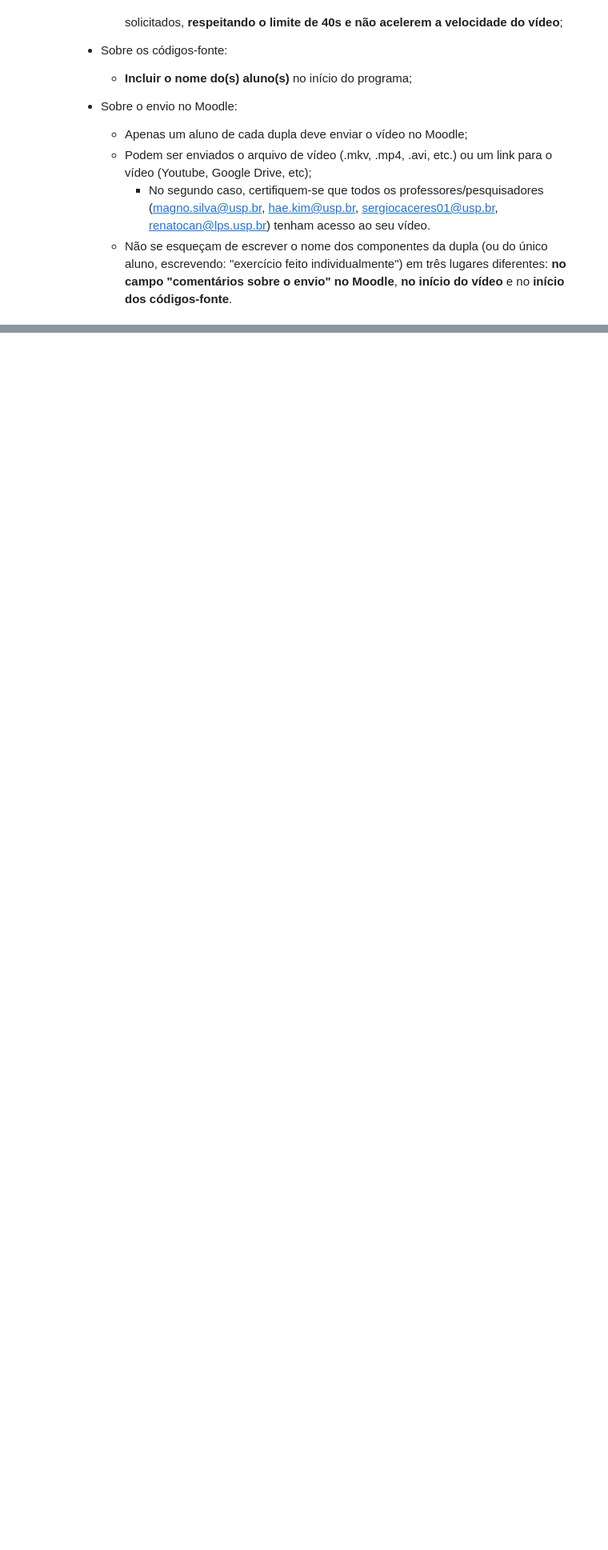
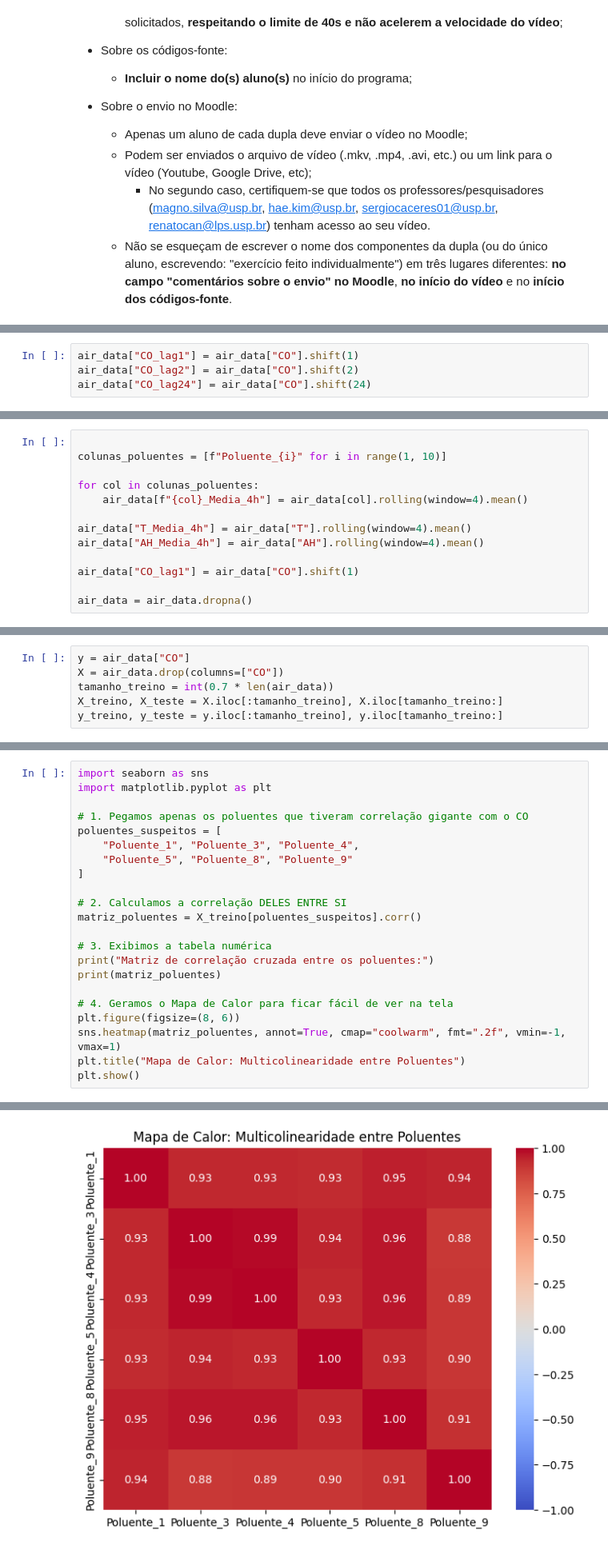
Before and after one commit to mogab12/Sistemas-Inteligentes, a Jupyter notebook: ex_entrega_1_co/ex_entrega_1_co.ipynb, the cells around one changed output, grey strips where cells are left out. Shown at 80% size. Drawn from its saved outputs; the diff is of its cells as text; blank space fills up the shorter version.

```diff
--- a/ex_entrega_1_co/ex_entrega_1_co.ipynb
+++ b/ex_entrega_1_co/ex_entrega_1_co.ipynb
@@ -291,0 +290,4 @@ print(correlacao_com_alvo)
+# %%
+air_data["CO_lag1"] = air_data["CO"].shift(1)
+air_data["CO_lag2"] = air_data["CO"].shift(2)
+air_data["CO_lag24"] = air_data["CO"].shift(24)
@@ -291,0 +306,13 @@ print(correlacao_com_alvo)
+# %%
+
+colunas_poluentes = [f"Poluente_{i}" for i in range(1, 10)]
+
+for col in colunas_poluentes:
+    air_data[f"{col}_Media_4h"] = air_data[col].rolling(window=4).mean()
+
+air_data["T_Media_4h"] = air_data["T"].rolling(window=4).mean()
+air_data["AH_Media_4h"] = air_data["AH"].rolling(window=4).mean()
+
+air_data["CO_lag1"] = air_data["CO"].shift(1)
+
+air_data = air_data.dropna()
@@ -291,0 +325,6 @@ print(correlacao_com_alvo)
+# %%
+y = air_data["CO"]
+X = air_data.drop(columns=["CO"])
+tamanho_treino = int(0.7 * len(air_data))
+X_treino, X_teste = X.iloc[:tamanho_treino], X.iloc[tamanho_treino:]
+y_treino, y_teste = y.iloc[:tamanho_treino], y.iloc[tamanho_treino:]
@@ -291,0 +365,23 @@ print(correlacao_com_alvo)
+# %%
+import seaborn as sns
+import matplotlib.pyplot as plt
+
+# 1. Pegamos apenas os poluentes que tiveram correlação gigante com o CO
+poluentes_suspeitos = [
+    "Poluente_1", "Poluente_3", "Poluente_4",
+    "Poluente_5", "Poluente_8", "Poluente_9"
+]
+
+# 2. Calculamos a correlação DELES ENTRE SI
+matriz_poluentes = X_treino[poluentes_suspeitos].corr()
+
+# 3. Exibimos a tabela numérica
+print("Matriz de correlação cruzada entre os poluentes:")
+print(matriz_poluentes)
+
+# 4. Geramos o Mapa de Calor para ficar fácil de ver na tela
+plt.figure(figsize=(8, 6))
+sns.heatmap(matriz_poluentes, annot=True, cmap="coolwarm", fmt=".2f", vmin=-1, vmax=1)
+plt.title("Mapa de Calor: Multicolinearidade entre Poluentes")
+plt.show()
+# %% [output]
@@ -291,0 +404 @@ print(correlacao_com_alvo)
+[figure, added]
```
Also changed, not shown: parts of 36 cells of this notebook.
